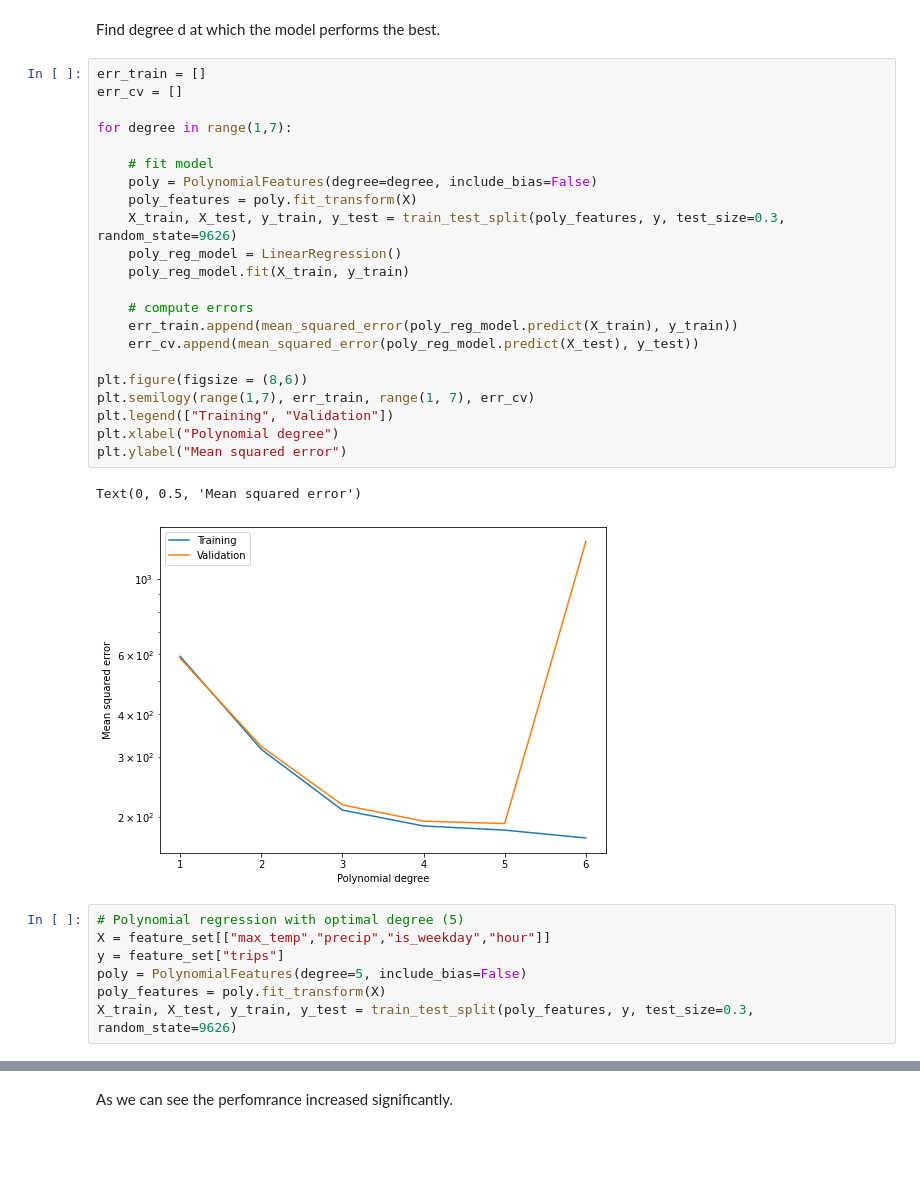
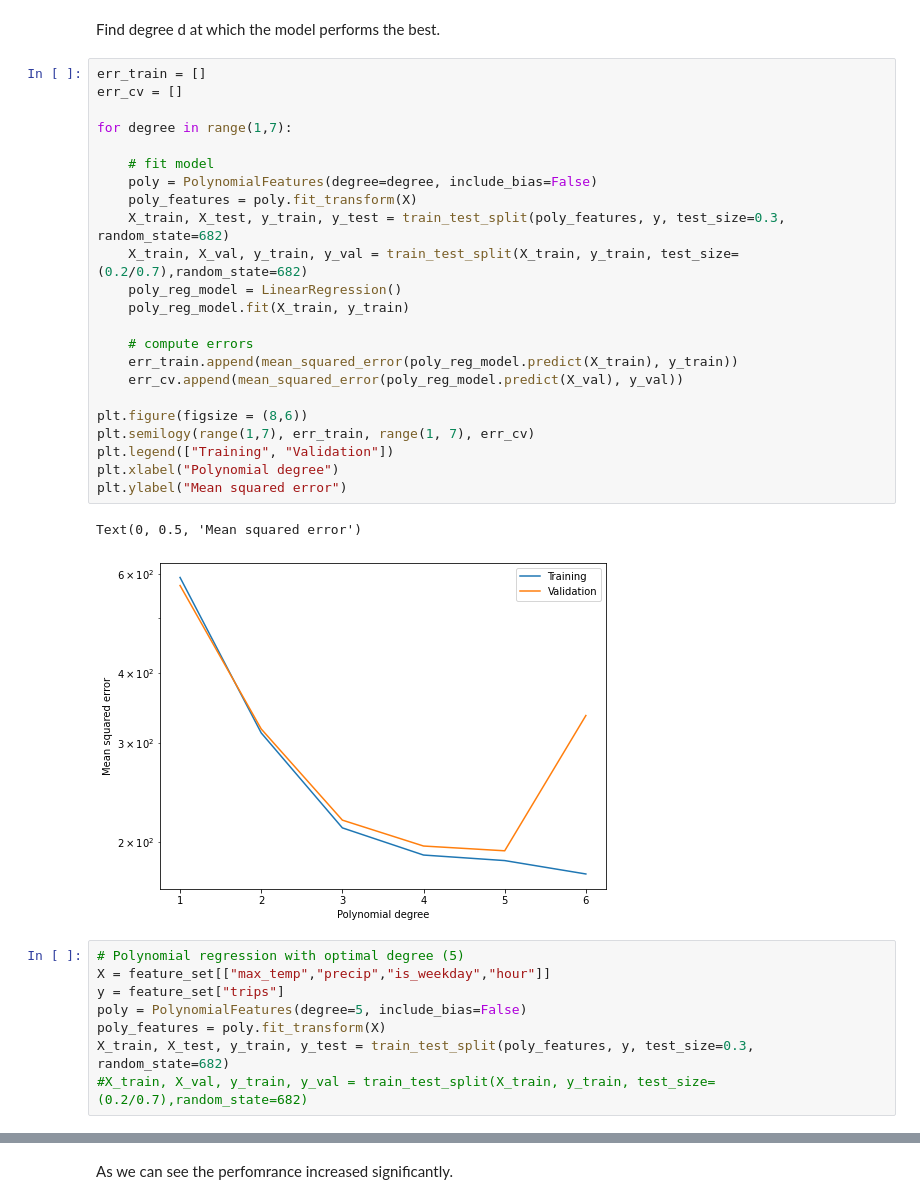
Before and after one commit to mschwa1010/AA_2022-23_Team_8, a Jupyter notebook: Prediction.ipynb, the cells around one changed output, grey strips where cells are left out. Saved outputs shown, nothing was run; the diff lists cells and outputs as text; blank space fills up the shorter version.

Commit message:
Added validation set, changed random states

```diff
--- a/Prediction.ipynb
+++ b/Prediction.ipynb
@@ -289,35 +289,37 @@ Find degree d at which the model performs the best.
 # %%
 err_train = []
 err_cv = []
 
 for degree in range(1,7):
 
     # fit model
     poly = PolynomialFeatures(degree=degree, include_bias=False)
     poly_features = poly.fit_transform(X)
-    X_train, X_test, y_train, y_test = train_test_split(poly_features, y, test_size=0.3, random_state=9626)
+    X_train, X_test, y_train, y_test = train_test_split(poly_features, y, test_size=0.3, random_state=682)
+    X_train, X_val, y_train, y_val = train_test_split(X_train, y_train, test_size=(0.2/0.7),random_state=682)
     poly_reg_model = LinearRegression()
     poly_reg_model.fit(X_train, y_train)
 
     # compute errors
     err_train.append(mean_squared_error(poly_reg_model.predict(X_train), y_train))
-    err_cv.append(mean_squared_error(poly_reg_model.predict(X_test), y_test))
+    err_cv.append(mean_squared_error(poly_reg_model.predict(X_val), y_val))
 
 plt.figure(figsize = (8,6))
 plt.semilogy(range(1,7), err_train, range(1, 7), err_cv)
 plt.legend(["Training", "Validation"])
 plt.xlabel("Polynomial degree")
 plt.ylabel("Mean squared error")
 # %% [output]
 Text(0, 0.5, 'Mean squared error')
-[figure, old version]
+[figure, new version]
 # %%
 # Polynomial regression with optimal degree (5)
 X = feature_set[["max_temp","precip","is_weekday","hour"]]
 y = feature_set["trips"]
 poly = PolynomialFeatures(degree=5, include_bias=False)
 poly_features = poly.fit_transform(X)
-X_train, X_test, y_train, y_test = train_test_split(poly_features, y, test_size=0.3, random_state=9626)
+X_train, X_test, y_train, y_test = train_test_split(poly_features, y, test_size=0.3, random_state=682)
+#X_train, X_val, y_train, y_val = train_test_split(X_train, y_train, test_size=(0.2/0.7),random_state=682)
 # %%
 poly_reg_model = LinearRegression()
 poly_reg_model.fit(X_train, y_train)
```
Also changed, not shown: parts of 18 cells of this notebook.
